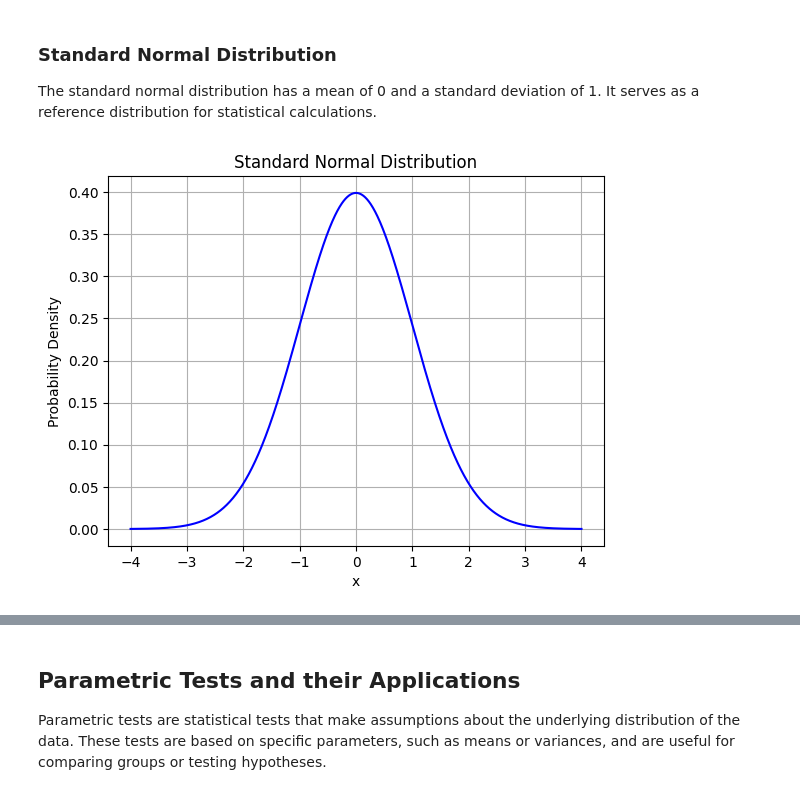
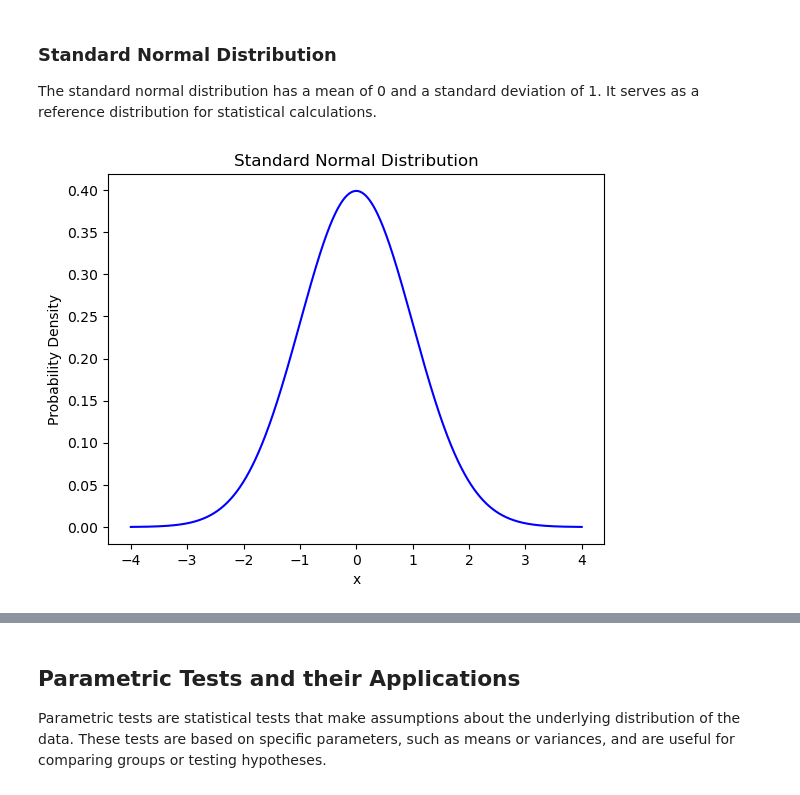
Before and after one commit to lundquist-ecology-lab/biostatistics_with_python, a Jupyter notebook: textbook/10_Parametric_tests.ipynb, the cells around one changed output, grey strips where cells are left out. Drawn from its saved outputs; the diff is of its cells as text; code cells hidden in the pictures.

```diff
--- a/textbook/10_Parametric_tests.ipynb
+++ b/textbook/10_Parametric_tests.ipynb
@@ -17,19 +17,19 @@ The standard normal distribution has a mean of 0 and a standard deviation of 1.
 # %%
 import numpy as np
 import matplotlib.pyplot as plt
 
 # Generate values for x-axis
 x = np.linspace(-4, 4, 1000)
 
 # Calculate corresponding y-values from the standard normal distribution
 y = (1 / np.sqrt(2 * np.pi)) * np.exp(-0.5 * x**2)
 
 # Plot the standard normal distribution
 plt.plot(x, y, color='blue')
 plt.xlabel('x')
 plt.ylabel('Probability Density')
 plt.title('Standard Normal Distribution')
-plt.grid(True)
+plt.grid(False)
 plt.show()
 # %% [output]
-[figure, old version]
+[figure, new version]
```
Also changed, not shown: parts of 9 cells of this notebook, 14 other files.
